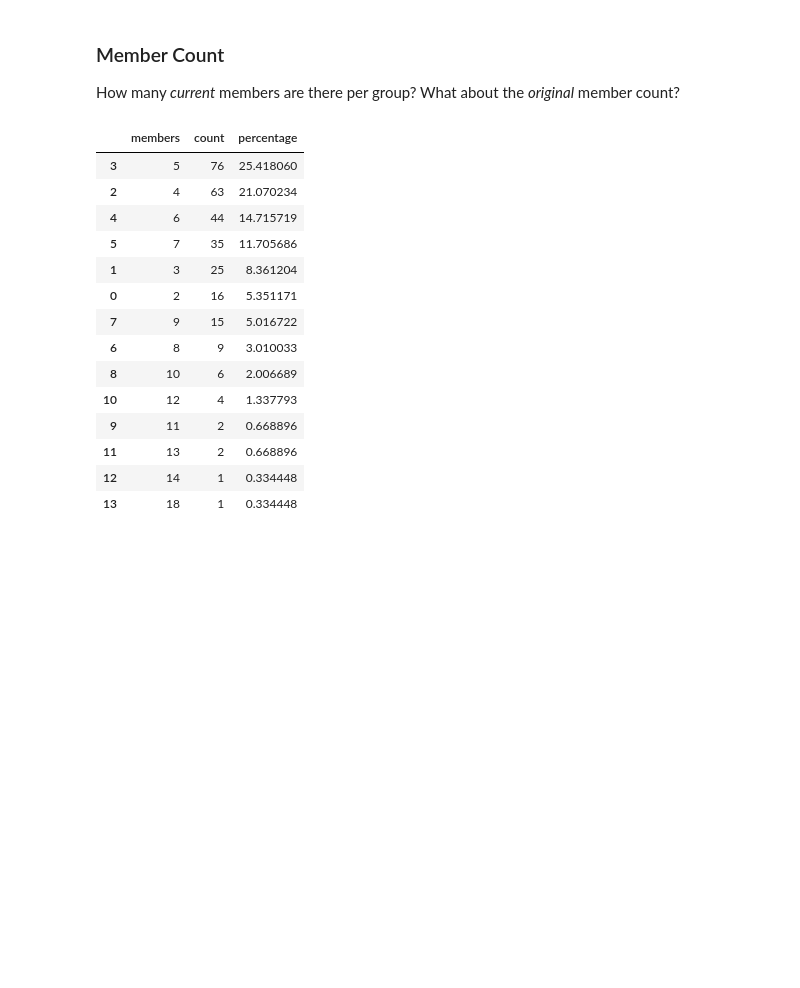
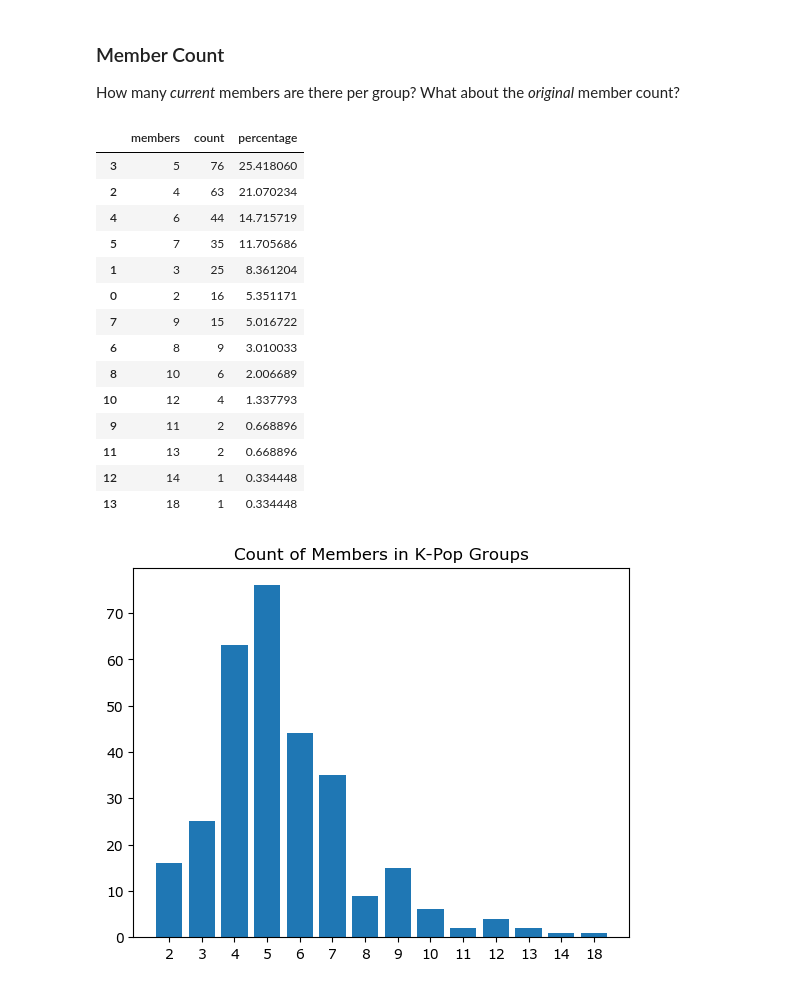
Before and after one commit to buzz-lightsnack-2007/analyzing-KPop, a Jupyter notebook: main.ipynb, the cells around one changed output. Cells and saved outputs as stored; diff of their text form; code cells hidden in the pictures; blank space fills up the shorter version.

Commit message:
updated code - updated code to compare group sizes

```diff
--- a/main.ipynb
+++ b/main.ipynb
@@ -280,13 +280,8 @@ def data_convert_all(data_source: dict):
 	# Return the dictionary.
 	return(data_all)
 
-try:
-	data_source = load_check_files()
-
-except NameError as e:
-	print("Please always run the first function above when opening this notebook.")
-except:
-	info_err("Folder not found! You might have probably selected the wrong directory; in this case, you may edit the directory_list_names_expected variable.")
+# Load the files.
+data_source = load_check_files()
 
 # Save the data into a database.
 database = data_convert_all(data_source)
@@ -720,34 +715,44 @@ def analyze_group_count(dataset: dict):
             dataset: (dict) dictionary containing list of male and female groups
         Returns: none
     """
 
     # Verify validity of dataset.
     verify_dataset_groups(dataset)
 
     # Set a placeholder for the frequency counter.
     group_count_frequency = {}
+    group_count_frequency_keys = {}
 
-    # Count the frequency of the count of current and original members.
+    # Count the frequency of the count of current and original members. Then, generate the graphs.
     for category in ["Members", "Orig. Memb."]:
         group_count_frequency[category] = count_unique(dataset['all'][category], category.lower())
 
+        # Ensure that the keys are strings. This will only be used for the graph.
+        group_count_frequency_keys[category] = []
+        for group_count in (group_count_frequency[category]).keys():
+            group_count_frequency_keys[category].append(str(group_count))
+
+        # Finally, create the graphs.
+        graph_create("bar", True, ("Count of " + category + " in K-Pop Groups"), group_count_frequency_keys[category], (group_count_frequency[category]).values())
+
 analyze_group_count(database_groups)
 # %% [output]
 |  | members | count | percentage |
 | 3 | 5 | 76 | 25.418060 |
 | 2 | 4 | 63 | 21.070234 |
 | 4 | 6 | 44 | 14.715719 |
 | 5 | 7 | 35 | 11.705686 |
 | 1 | 3 | 25 | 8.361204 |
 | 0 | 2 | 16 | 5.351171 |
 | 7 | 9 | 15 | 5.016722 |
 | 6 | 8 | 9 | 3.010033 |
 | 8 | 10 | 6 | 2.006689 |
 | 10 | 12 | 4 | 1.337793 |
 | 9 | 11 | 2 | 0.668896 |
 | 11 | 13 | 2 | 0.668896 |
 | 12 | 14 | 1 | 0.334448 |
 | 13 | 18 | 1 | 0.334448 |
+[figure, added]
 |  | orig. memb. | count | percentage |
 | 3 | 5 | 82 | 27.424749 |
 | 2 | 4 | 49 | 16.387960 |
```
Also changed, not shown: parts of 2 cells of this notebook.
